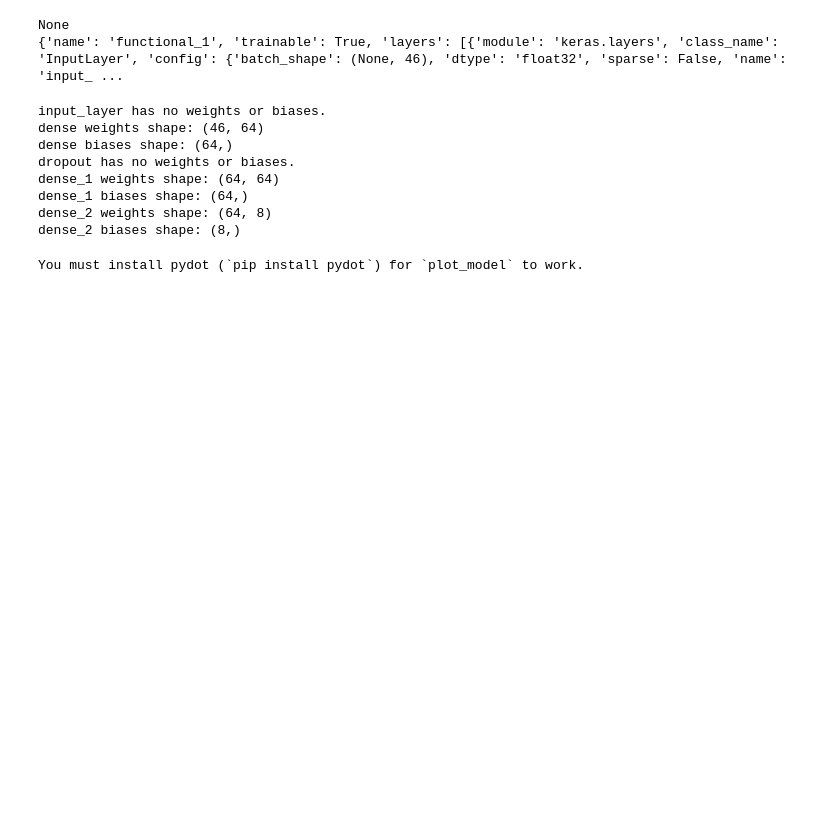
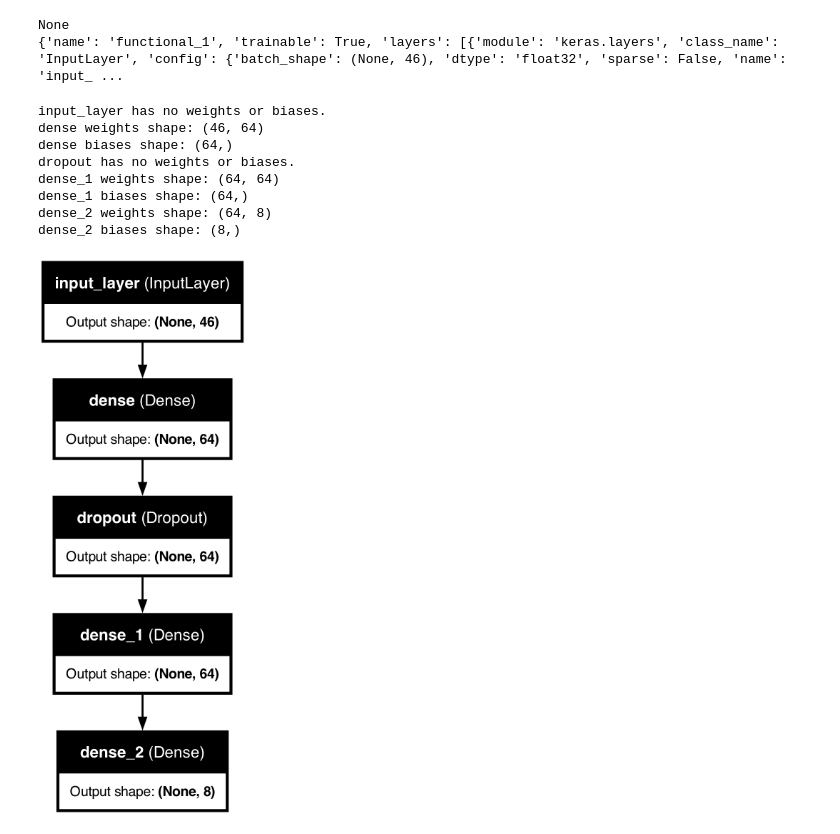
Before and after one commit to ingmarfjolla/IOTAttackDetectionML_CSC522, a Jupyter notebook: neuralnetwork/dnn_complex_synthetic.ipynb, the cells around one changed output. Saved outputs shown, nothing was run; the diff lists cells and outputs as text; code cells hidden in the pictures; blank space fills up the shorter version.

```diff
--- a/neuralnetwork/dnn_complex_synthetic.ipynb
+++ b/neuralnetwork/dnn_complex_synthetic.ipynb
@@ -199,6 +199,6 @@ dense_2 biases shape: (8,)
 # %%
 from tensorflow.keras.utils import plot_model
 # %%
-plot_model(loaded_model, to_file='./modelpics/model_plot.png', show_shapes=True, show_layer_names=True)
+plot_model(loaded_model, to_file='./model_plot.png', show_shapes=True, show_layer_names=True)
 # %% [output]
-You must install pydot (`pip install pydot`) for `plot_model` to work.
+[figure, added]
```
Also changed, not shown: parts of 2 cells of this notebook, 2 other files.
